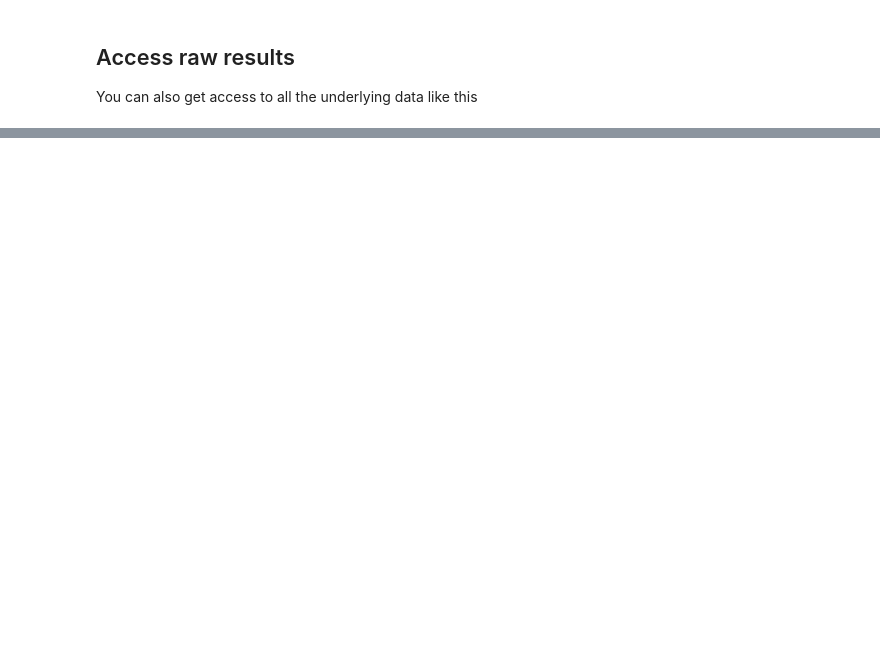
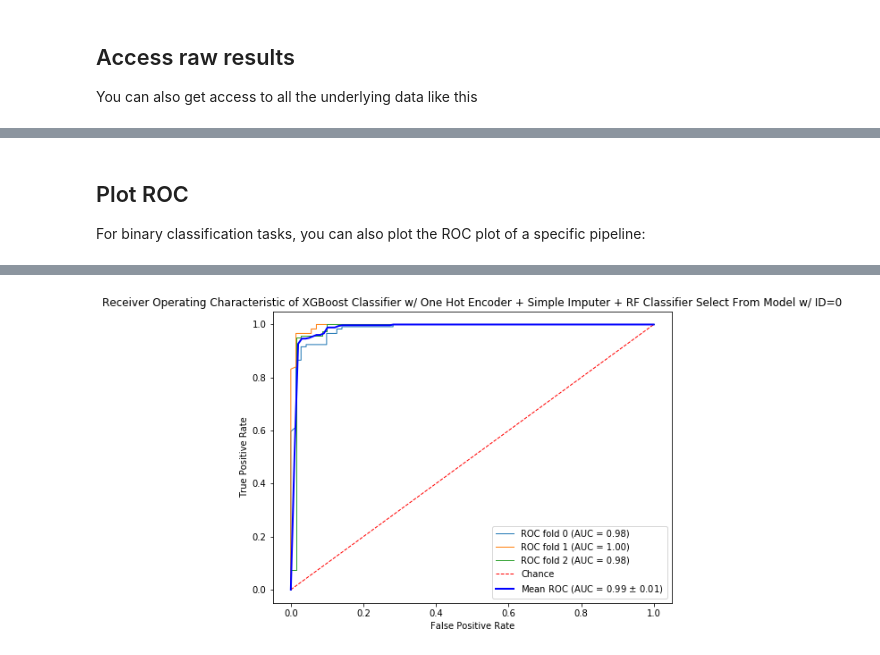
Before and after one commit to alteryx/evalml, a Jupyter notebook: docs/source/automl/search_results.ipynb, the cells around one changed output, grey strips where cells are left out. Saved outputs shown, nothing was run; the diff lists cells and outputs as text; code cells hidden in the pictures; blank space fills up the shorter version.

```diff
--- a/docs/source/automl/search_results.ipynb
+++ b/docs/source/automl/search_results.ipynb
@@ -128,0 +128,6 @@ clf.results
+# %% [markdown]
+## Plot ROC
+For binary classification tasks, you can also plot the ROC plot of a specific pipeline:
+# %%
+clf.generate_roc_plot(0)
+# %% [output]
@@ -128,0 +136 @@ clf.results
+[figure, added]
```
Also changed, not shown: parts of 6 cells of this notebook, 4 other files.
